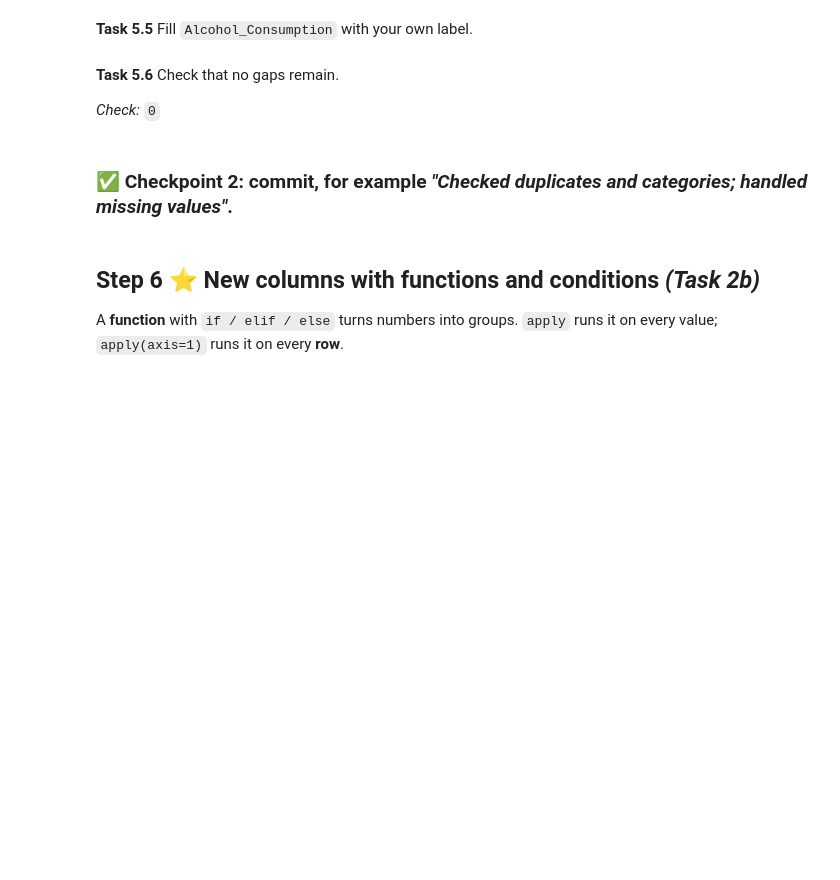
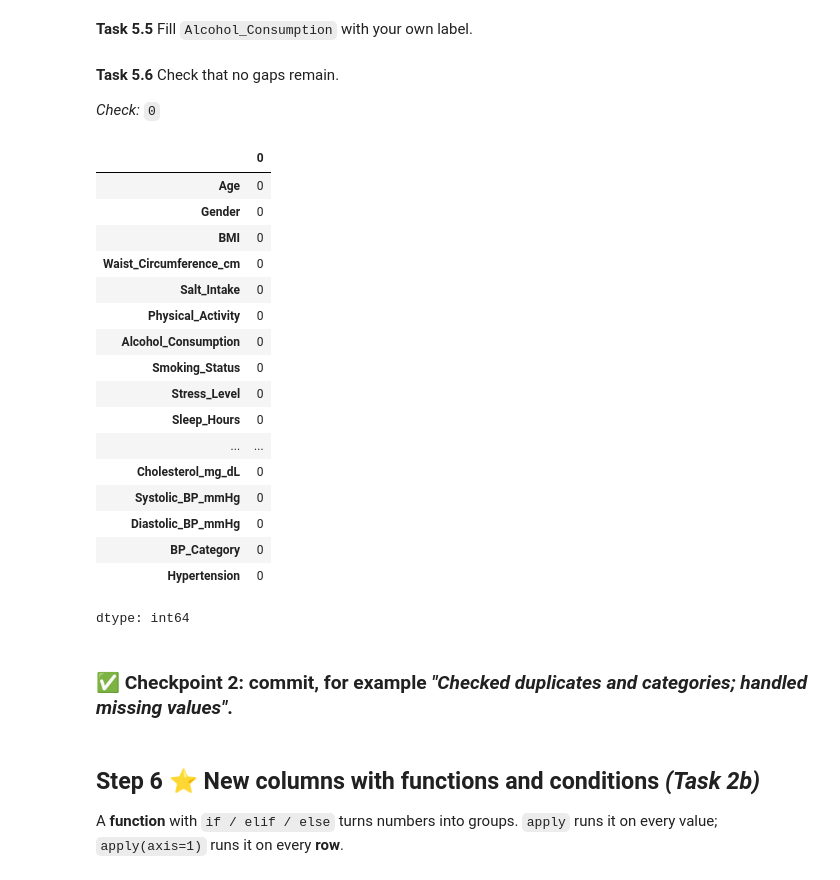
Before and after one commit to satya-siva/ProgrammingForDA_Assesment, a Jupyter notebook: Week5_Workshop_Pandas_Student.ipynb, the cells around one changed output. Cells and saved outputs as stored; diff of their text form; code cells hidden in the pictures; blank space fills up the shorter version.

```diff
--- a/Week5_Workshop_Pandas_Student.ipynb
+++ b/Week5_Workshop_Pandas_Student.ipynb
@@ -409,23 +456,46 @@ The columns need *different* treatment. Number columns get the **median**, `Salt
 # %%
 df['Waist_Circumference_cm'] = df['Waist_Circumference_cm'].fillna(df['Waist_Circumference_cm'].median())
 # now the other four
+col=['Sleep_Hours','Creatinine_mg_dL','Fasting_Glucose_mg_dL','Cholesterol_mg_dL']
+for c in col:
+    df[c] = df[c].fillna(df[c].median())
 # %% [markdown]
 **Task 5.4** Fill `Salt_Intake` and `Stress_Level` with their **mode** (most common value).
 
 *Pattern:* `df['col'].mode()[0]`
 # %%
-df['Salt_Intake'] = ...
-df['Stress_Level'] = ...
+df['Salt_Intake'] = df['Salt_Intake'].mode()[0]
+df['Stress_Level'] = df['Stress_Level'].mode()[0]
 # %% [markdown]
 **Task 5.5** Fill `Alcohol_Consumption` with your own label.
 # %%
-df['Alcohol_Consumption'] = ...
+df['Alcohol_Consumption'] =df['Alcohol_Consumption'].fillna('None')
 # %% [markdown]
 **Task 5.6** Check that no gaps remain.
 
 *Check:* `0`
 # %%
 # your code here
+df.isnull().sum()
+# %% [output]
+|  | 0 |
+| Age | 0 |
+| Gender | 0 |
+| BMI | 0 |
+| Waist_Circumference_cm | 0 |
+| Salt_Intake | 0 |
+| Physical_Activity | 0 |
+| Alcohol_Consumption | 0 |
+| Smoking_Status | 0 |
+| Stress_Level | 0 |
+| Sleep_Hours | 0 |
+| ... | ... |
+| Cholesterol_mg_dL | 0 |
+| Systolic_BP_mmHg | 0 |
+| Diastolic_BP_mmHg | 0 |
+| BP_Category | 0 |
+| Hypertension | 0 |
+dtype: int64
 # %% [markdown]
 ### ✅ Checkpoint 2: commit, for example *"Checked duplicates and categories; handled missing values"*.
 # %% [markdown]
```
Also changed, not shown: parts of 8 cells of this notebook.
